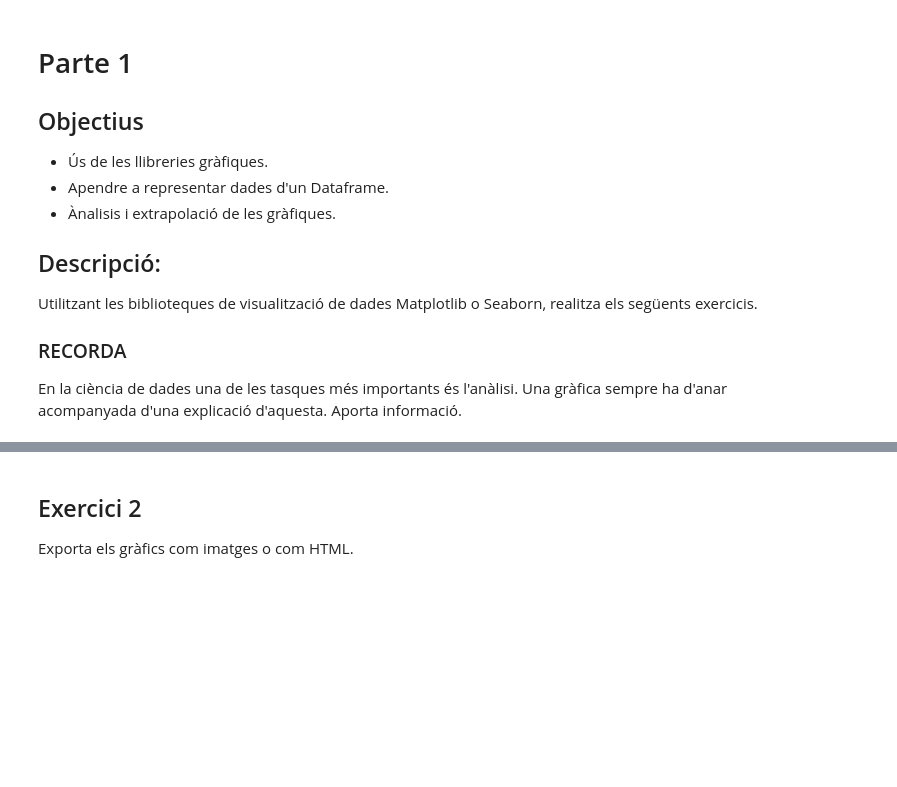
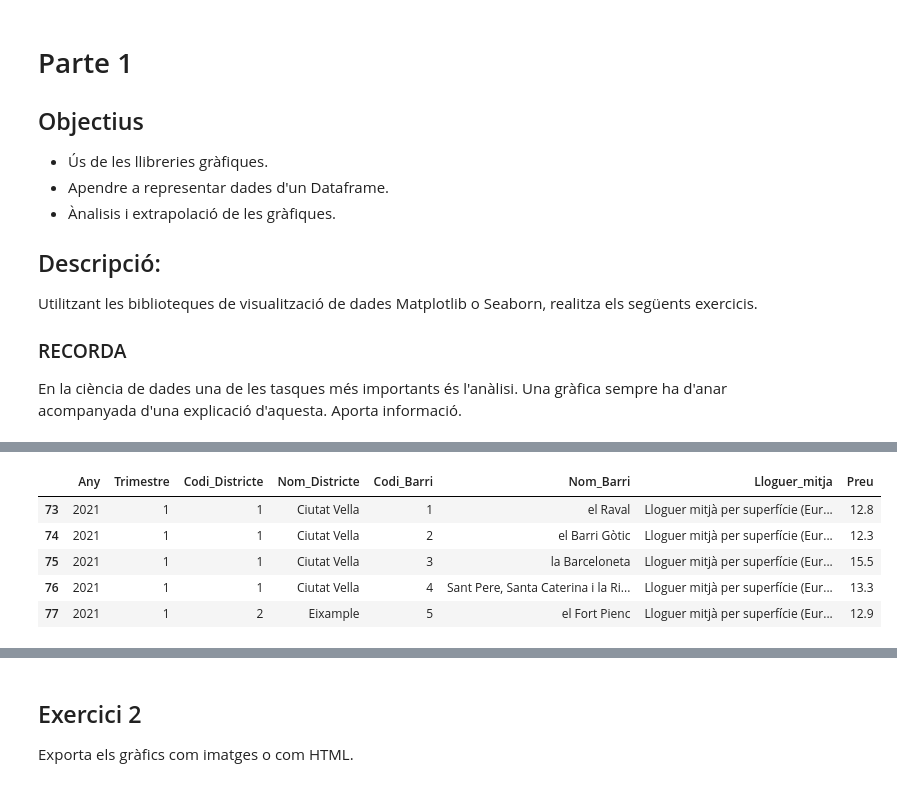
Before and after one commit to tonimartibarbera/Exercicis_Curs_Intro_analisi_de_dades_Python, a Jupyter notebook: Mòdul 4 - Exercicis.ipynb, the cells around one changed output, grey strips where cells are left out. Cells and saved outputs as stored; diff of their text form; code cells hidden in the pictures; blank space fills up the shorter version.

```diff
--- a/Mòdul 4 - Exercicis.ipynb
+++ b/Mòdul 4 - Exercicis.ipynb
@@ -36,0 +155,11 @@ Crea almenys una visualització per:
+# %%
+# Nos quedamos con uno de los valores de la columna Lloguer_Mitha
+df = df[df.Lloguer_mitja == 'Lloguer mitjà per superfície (Euros/m2 mes)']
+df.head()
+# %% [output]
+|  | Any | Trimestre | Codi_Districte | Nom_Districte | Codi_Barri | Nom_Barri | Lloguer_mitja | Preu |
+| 73 | 2021 | 1 | 1 | Ciutat Vella | 1 | el Raval | Lloguer mitjà per superfície (Eur... | 12.8 |
+| 74 | 2021 | 1 | 1 | Ciutat Vella | 2 | el Barri Gòtic | Lloguer mitjà per superfície (Eur... | 12.3 |
+| 75 | 2021 | 1 | 1 | Ciutat Vella | 3 | la Barceloneta | Lloguer mitjà per superfície (Eur... | 15.5 |
+| 76 | 2021 | 1 | 1 | Ciutat Vella | 4 | Sant Pere, Santa Caterina i la Ri... | Lloguer mitjà per superfície (Eur... | 13.3 |
+| 77 | 2021 | 1 | 2 | Eixample | 5 | el Fort Pienc | Lloguer mitjà per superfície (Eur... | 12.9 |
```
Also changed, not shown: parts of 12 cells of this notebook, 1 other file.
